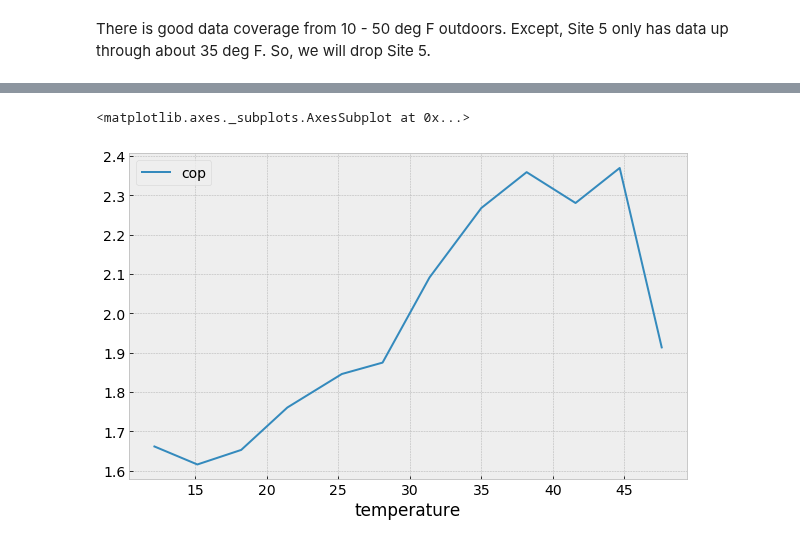
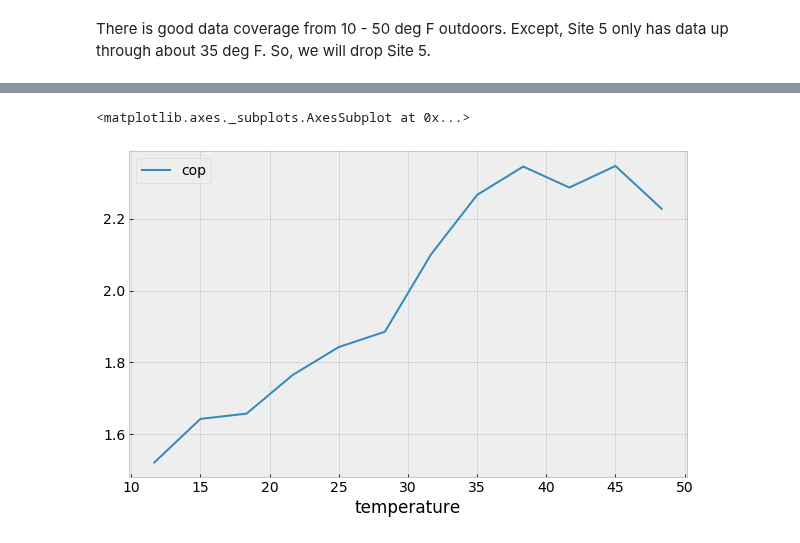
Before and after one commit to alanmitchell/heat-pump-study, a Jupyter notebook: field_studies/ba_2015/ba_2015_analysis.ipynb, the cells around one changed output, grey strips where cells are left out. Drawn from its saved outputs; the diff is of its cells as text; code cells hidden in the pictures.

Commit message:
More work on COP vs. Out Temp Analysis.

```diff
--- a/field_studies/ba_2015/ba_2015_analysis.ipynb
+++ b/field_studies/ba_2015/ba_2015_analysis.ipynb
@@ -81,0 +104,4 @@ df_all.query("site != 'Site5' and temperature >= 10 and temperature <= 50", inpl
+# %%
+# Midpoints of the temperature bins we are interested in
+temp_midpoints = np.arange(10.0 + BIN_WIDTH / 2.0, 50.0, BIN_WIDTH)
+temp_midpoints
@@ -81,0 +112,10 @@ df_all.query("site != 'Site5' and temperature >= 10 and temperature <= 50", inpl
+# %%
+# Make a DataFrame with the temperature midpoints as the index
+# and each column being the COP values from a particular site.
+df_mids = pd.DataFrame(index=temp_midpoints)
+for site_str in df_all.site.unique():
+    df_site = df_all.query('site==@site_str')
+    cop_values = np.interp(temp_midpoints, df_site.temperature, df_site.cop)
+    df_mids[site_str] = cop_values
+
+df_mids
@@ -81,0 +136,3 @@ df_all.query("site != 'Site5' and temperature >= 10 and temperature <= 50", inpl
+# %%
+series_mean = df_mids.mean(axis=1)
+series_mean
@@ -81,0 +153,4 @@ df_all.query("site != 'Site5' and temperature >= 10 and temperature <= 50", inpl
+# %%
+# turn Series into a DataFrame
+df_all_avg = pd.DataFrame({'temperature': series_mean.index, 'cop': series_mean.values})
+df_all_avg
@@ -82,6 +171,5 @@ df_all.query("site != 'Site5' and temperature >= 10 and temperature <= 50", inpl
 # %%
-df_all_avg = bin_averages(df_all, bin_width=BIN_WIDTH)
 df_all_avg.plot(x='temperature', y='cop')
 # %% [output]
 <matplotlib.axes._subplots.AxesSubplot at 0x...>
-[figure, old version]
+[figure, new version]
```
Also changed, not shown: parts of 11 cells of this notebook, 3 other files.
